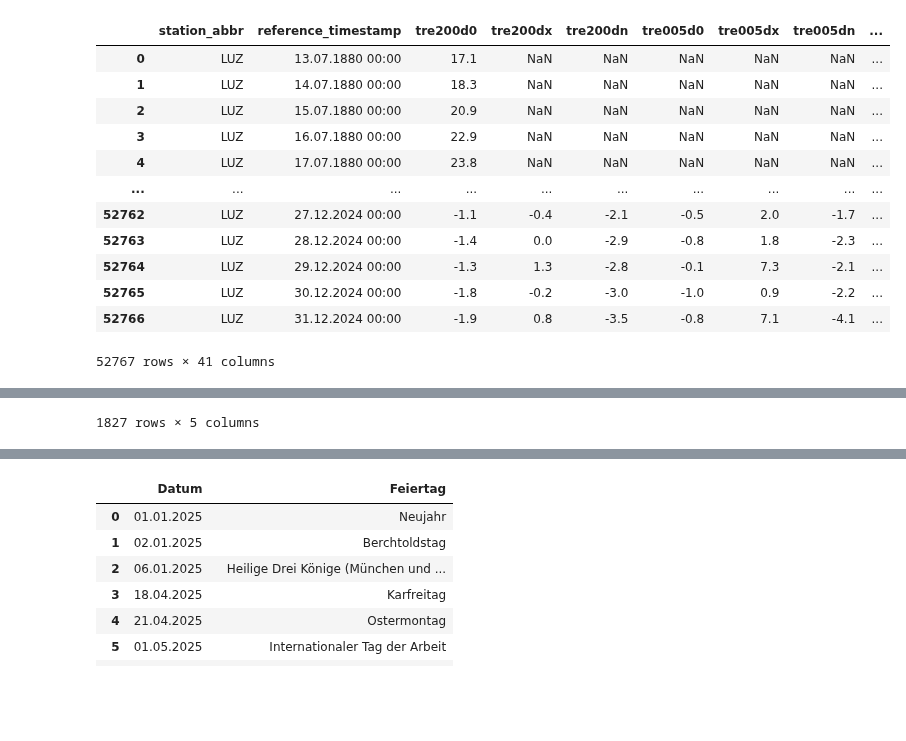
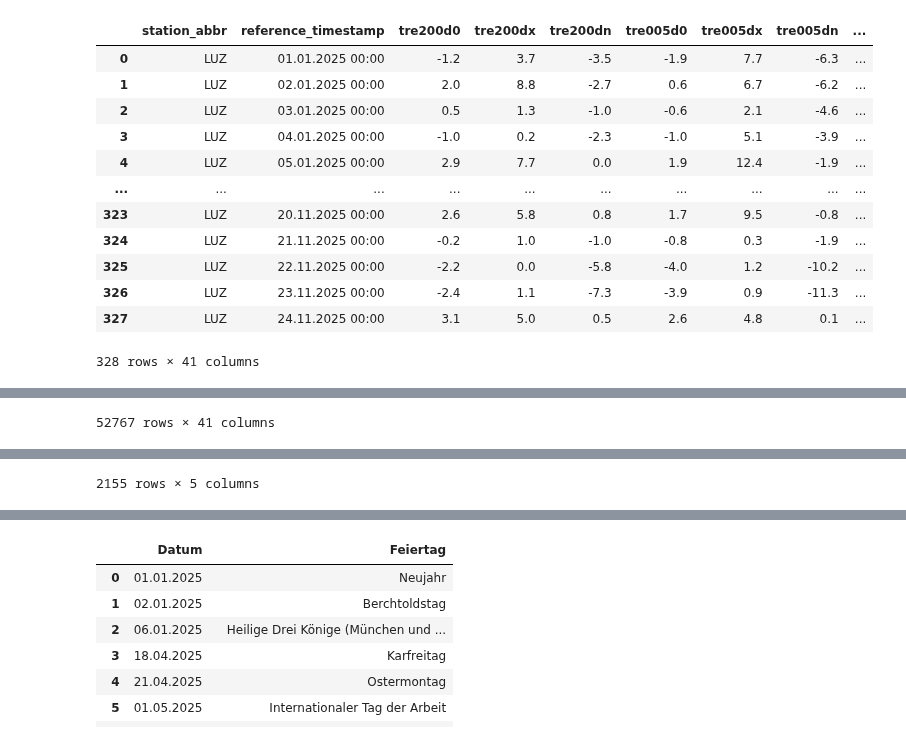
Before and after one commit to Luggias/DSF_Group_Project, a Jupyter notebook: data_handling.ipynb, the cells around one changed output, grey strips where cells are left out. Saved outputs shown, nothing was run; the diff lists cells and outputs as text; code cells hidden in the pictures; blank space fills up the shorter version.

```diff
--- a/data_handling.ipynb
+++ b/data_handling.ipynb
@@ -7,42 +30,48 @@ import matplotlib.pyplot as plt
 # %%
-filepath_Luzern_weather = "https://data.geo.admin.ch/ch.meteoschweiz.ogd-smn/luz/ogd-smn_luz_d_historical.csv"
-df_Luzern_weather = pd.read_csv(filepath_Luzern_weather, sep=';')
-display(df_Luzern_weather)
+filepath_Luzern_weather_2025 = "https://data.geo.admin.ch/ch.meteoschweiz.ogd-smn/luz/ogd-smn_luz_d_recent.csv"
+df_Luzern_weather_2025 = pd.read_csv(filepath_Luzern_weather_2025, sep=';')
+display(df_Luzern_weather_2025)
+
+filepath_Luzern_weather_until2024 = "https://data.geo.admin.ch/ch.meteoschweiz.ogd-smn/luz/ogd-smn_luz_d_historical.csv"
+df_Luzern_weather_until2024 = pd.read_csv(filepath_Luzern_weather_until2024, sep=';')
+display(df_Luzern_weather_until2024)
+
+df_Luzern_weather = pd.concat([df_Luzern_weather_until2024 , df_Luzern_weather_2025], axis=0, ignore_index=True)
 
 # convert timestamp column to datetime
 df_Luzern_weather["reference_timestamp"] = pd.to_datetime(
     df_Luzern_weather["reference_timestamp"], dayfirst=True)
 
 # define date range
 start_date = pd.Timestamp("2020-01-01")
 end_date = pd.Timestamp(dt.datetime.today().date())
 
 # filter
 df_weather_filtered = df_Luzern_weather[(df_Luzern_weather["reference_timestamp"] >= start_date) & (df_Luzern_weather["reference_timestamp"] <= end_date)]
 
 #select columns with relevant data
 selected_columns_weather = ["reference_timestamp","rka150d0","rre150d0","sre000d0","tre200d0",]
 
 df_weather_final = df_weather_filtered[selected_columns_weather]
 
 df_weather_final
 
 df_weather_final = df_weather_final.rename(columns={
     "reference_timestamp": "Datum", "rka150d0": "Niederschlag Tagessumme 0 UTC", "rre150d0": "Niederschlag Tagessumme 6 UTC", "sre000d0": "Sonnenscheindauer Tagessumme", "tre200d0": "Lufttemperatur 2m Tagesmittel"})
 
 df_weather_final = df_weather_final.reset_index(drop=True)
 df_weather_final
 # %% [output]
 |  | station_abbr | reference_timestamp | tre200d0 | tre200dx | tre200dn | tre005d0 | tre005dx | tre005dn | ... |
-| 0 | LUZ | 13.07.1880 00:00 | 17.1 | NaN | NaN | NaN | NaN | NaN | ... |
-| 1 | LUZ | 14.07.1880 00:00 | 18.3 | NaN | NaN | NaN | NaN | NaN | ... |
-| 2 | LUZ | 15.07.1880 00:00 | 20.9 | NaN | NaN | NaN | NaN | NaN | ... |
-| 3 | LUZ | 16.07.1880 00:00 | 22.9 | NaN | NaN | NaN | NaN | NaN | ... |
-| 4 | LUZ | 17.07.1880 00:00 | 23.8 | NaN | NaN | NaN | NaN | NaN | ... |
+| 0 | LUZ | 01.01.2025 00:00 | -1.2 | 3.7 | -3.5 | -1.9 | 7.7 | -6.3 | ... |
+| 1 | LUZ | 02.01.2025 00:00 | 2.0 | 8.8 | -2.7 | 0.6 | 6.7 | -6.2 | ... |
+| 2 | LUZ | 03.01.2025 00:00 | 0.5 | 1.3 | -1.0 | -0.6 | 2.1 | -4.6 | ... |
+| 3 | LUZ | 04.01.2025 00:00 | -1.0 | 0.2 | -2.3 | -1.0 | 5.1 | -3.9 | ... |
+| 4 | LUZ | 05.01.2025 00:00 | 2.9 | 7.7 | 0.0 | 1.9 | 12.4 | -1.9 | ... |
 | ... | ... | ... | ... | ... | ... | ... | ... | ... | ... |
-| 52762 | LUZ | 27.12.2024 00:00 | -1.1 | -0.4 | -2.1 | -0.5 | 2.0 | -1.7 | ... |
-| 52763 | LUZ | 28.12.2024 00:00 | -1.4 | 0.0 | -2.9 | -0.8 | 1.8 | -2.3 | ... |
-| 52764 | LUZ | 29.12.2024 00:00 | -1.3 | 1.3 | -2.8 | -0.1 | 7.3 | -2.1 | ... |
-| 52765 | LUZ | 30.12.2024 00:00 | -1.8 | -0.2 | -3.0 | -1.0 | 0.9 | -2.2 | ... |
-| 52766 | LUZ | 31.12.2024 00:00 | -1.9 | 0.8 | -3.5 | -0.8 | 7.1 | -4.1 | ... |
+| 323 | LUZ | 20.11.2025 00:00 | 2.6 | 5.8 | 0.8 | 1.7 | 9.5 | -0.8 | ... |
+| 324 | LUZ | 21.11.2025 00:00 | -0.2 | 1.0 | -1.0 | -0.8 | 0.3 | -1.9 | ... |
+| 325 | LUZ | 22.11.2025 00:00 | -2.2 | 0.0 | -5.8 | -4.0 | 1.2 | -10.2 | ... |
+| 326 | LUZ | 23.11.2025 00:00 | -2.4 | 1.1 | -7.3 | -3.9 | 0.9 | -11.3 | ... |
+| 327 | LUZ | 24.11.2025 00:00 | 3.1 | 5.0 | 0.5 | 2.6 | 4.8 | 0.1 | ... |
-52767 rows × 41 columns
+328 rows × 41 columns
@@ -61 +90 @@ df_weather_final
-1827 rows × 5 columns
+52767 rows × 41 columns
@@ -62,3 +103,4 @@ df_weather_final
+2155 rows × 5 columns
 # %%
 
 filepath_Births_Switzerland_100years = "data/px-x-0102020204_111.csv"
```
Also changed, not shown: parts of 12 cells of this notebook, 1 other file.
